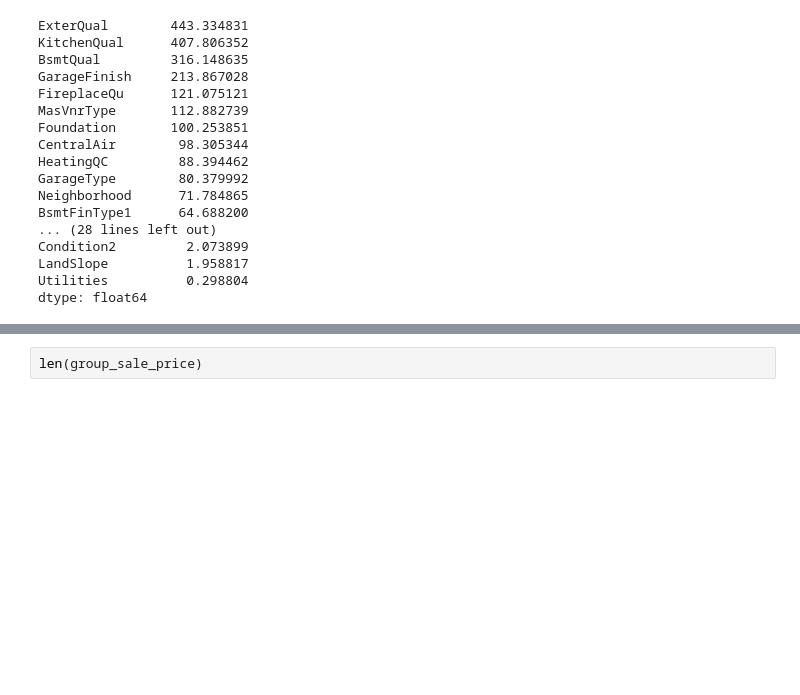
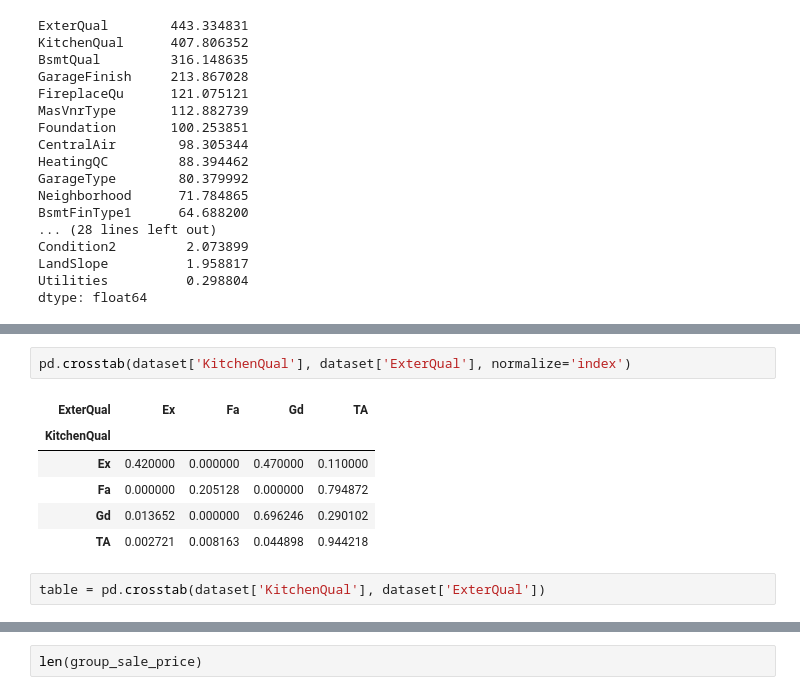
Before and after one commit to kogimurio/house_sales_prediction, a Jupyter notebook: saales_price_predictions.ipynb, the cells around one changed output, grey strips where cells are left out. Cells and saved outputs as stored; diff of their text form; blank space fills up the shorter version.

```diff
--- a/saales_price_predictions.ipynb
+++ b/saales_price_predictions.ipynb
@@ -2113,0 +2161,11 @@ dtype: float64
+# %%
+pd.crosstab(dataset['KitchenQual'], dataset['ExterQual'], normalize='index')
+# %% [output]
+| ExterQual | Ex | Fa | Gd | TA |
+| KitchenQual |  |  |  |  |
+| Ex | 0.420000 | 0.000000 | 0.470000 | 0.110000 |
+| Fa | 0.000000 | 0.205128 | 0.000000 | 0.794872 |
+| Gd | 0.013652 | 0.000000 | 0.696246 | 0.290102 |
+| TA | 0.002721 | 0.008163 | 0.044898 | 0.944218 |
+# %%
+table = pd.crosstab(dataset['KitchenQual'], dataset['ExterQual'])
```
Also changed, not shown: parts of 12 cells of this notebook.
